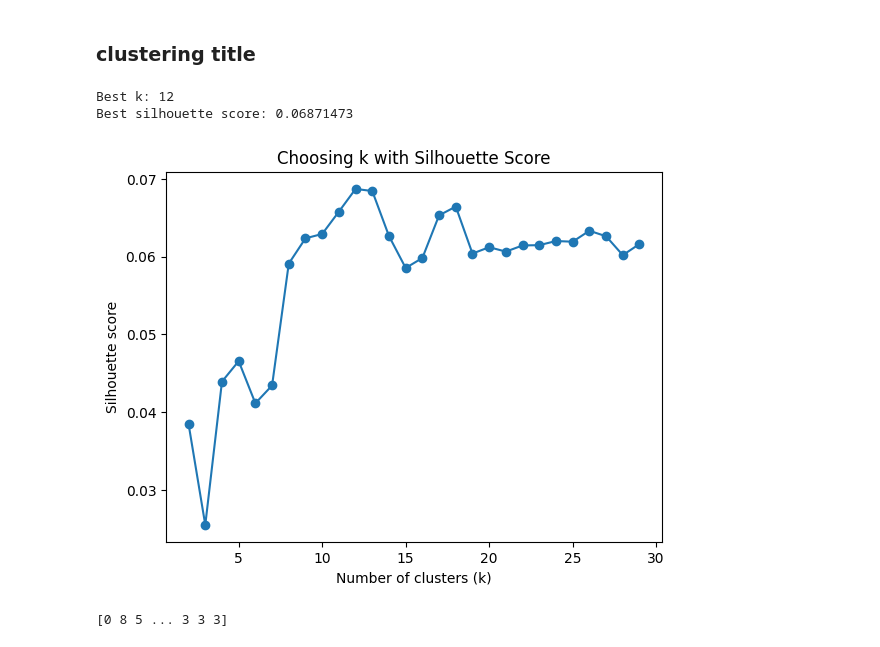
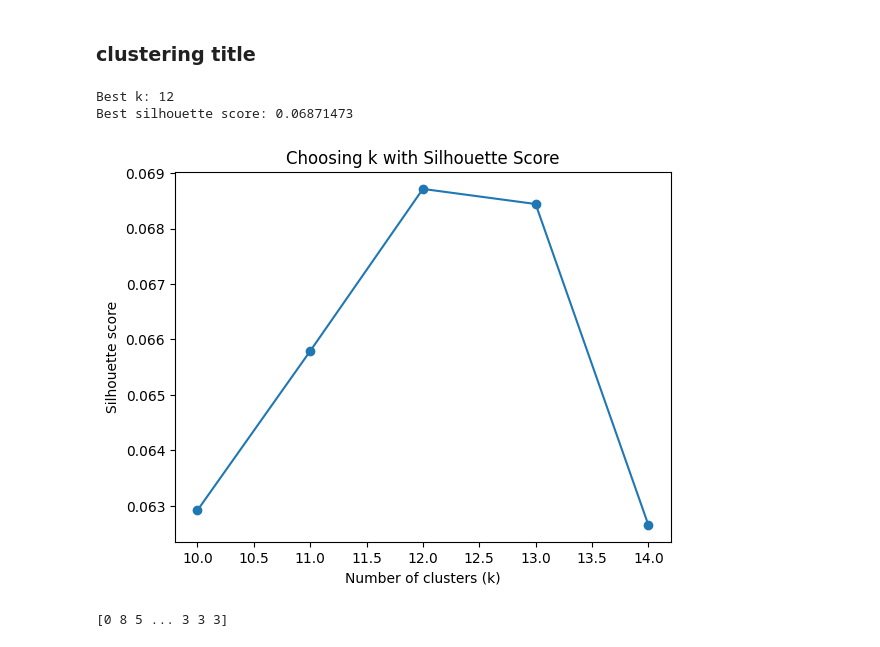
Before and after one commit to Boorrito15/social-media-optimizer, a Jupyter notebook: notebooks/rob.ipynb, the cells around one changed output. Saved outputs shown, nothing was run; the diff lists cells and outputs as text; code cells hidden in the pictures.

```diff
--- a/notebooks/rob.ipynb
+++ b/notebooks/rob.ipynb
@@ -214,7 +230,7 @@ from sklearn.cluster import KMeans
 from sklearn.metrics import silhouette_score
 import matplotlib.pyplot as plt
 
-k_range = range(2, 30)
+k_range = range(2, 5)
 
 silhouette_scores = []
 
@@ -282,38 +298,38 @@ embedder = SentenceTransformer("all-MiniLM-L6-v2")
 X = embedder.encode(texts, show_progress_bar=True)
 # %%
 
-k_range = range(2, 30)
+k_range = range(10, 15)
 
 silhouette_scores = []
 
 for k in k_range:
     clusterer = KMeans(
         n_clusters=k,
         random_state=42,
         n_init="auto"
     )
 
     clusters = clusterer.fit_predict(X)
 
     score = silhouette_score(X, clusters)
     silhouette_scores.append(score)
 
 # Find best k
 best_k = k_range[silhouette_scores.index(max(silhouette_scores))]
 
 print("Best k:", best_k)
 print("Best silhouette score:", max(silhouette_scores))
 
 # Plot
 plt.plot(k_range, silhouette_scores, marker="o")
 plt.xlabel("Number of clusters (k)")
 plt.ylabel("Silhouette score")
 plt.title("Choosing k with Silhouette Score")
 plt.show()
 # %% [output]
 Best k: 12
 Best silhouette score: 0.06871473
-[figure, old version]
+[figure, new version]
 # %%
 from sklearn.preprocessing import normalize
 
```
Also changed, not shown: parts of 38 cells of this notebook.
